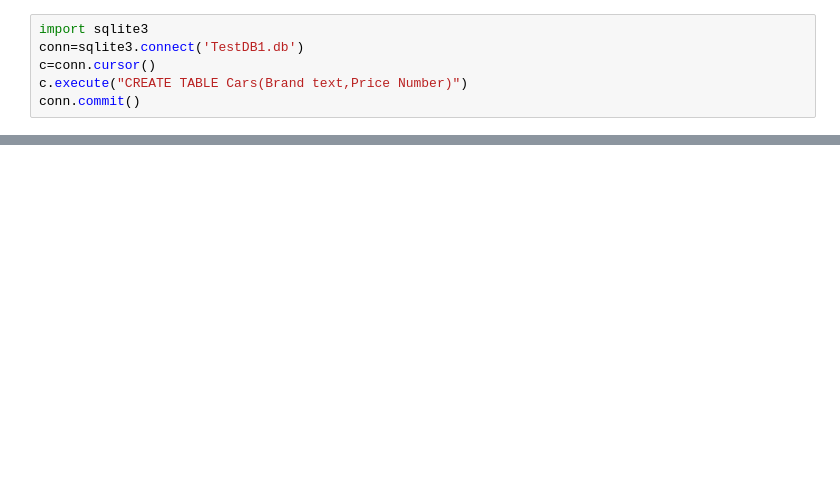
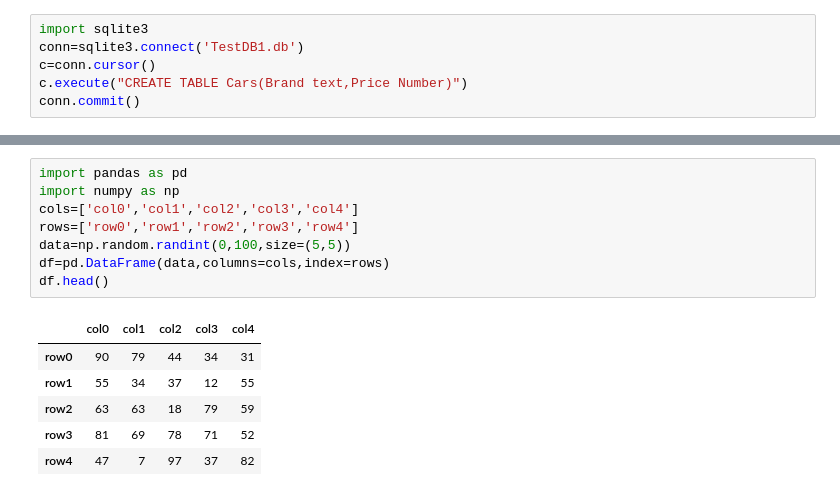
Before and after one commit to Aryamore/MSC_FDS_527, a Jupyter notebook: practical_6.ipynb, the cells around one changed output, grey strips where cells are left out. Drawn from its saved outputs; the diff is of its cells as text; blank space fills up the shorter version.

```diff
--- a/practical_6.ipynb
+++ b/practical_6.ipynb
@@ -178,0 +140,15 @@ state.apply(lambda n:n*2)
+# %%
+import pandas as pd
+import numpy as np
+cols=['col0','col1','col2','col3','col4']
+rows=['row0','row1','row2','row3','row4']
+data=np.random.randint(0,100,size=(5,5))
+df=pd.DataFrame(data,columns=cols,index=rows)
+df.head()
+# %% [output]
+|  | col0 | col1 | col2 | col3 | col4 |
+| row0 | 90 | 79 | 44 | 34 | 31 |
+| row1 | 55 | 34 | 37 | 12 | 55 |
+| row2 | 63 | 63 | 18 | 79 | 59 |
+| row3 | 81 | 69 | 78 | 71 | 52 |
+| row4 | 47 | 7 | 97 | 37 | 82 |
```
Also changed, not shown: parts of 22 cells of this notebook.
